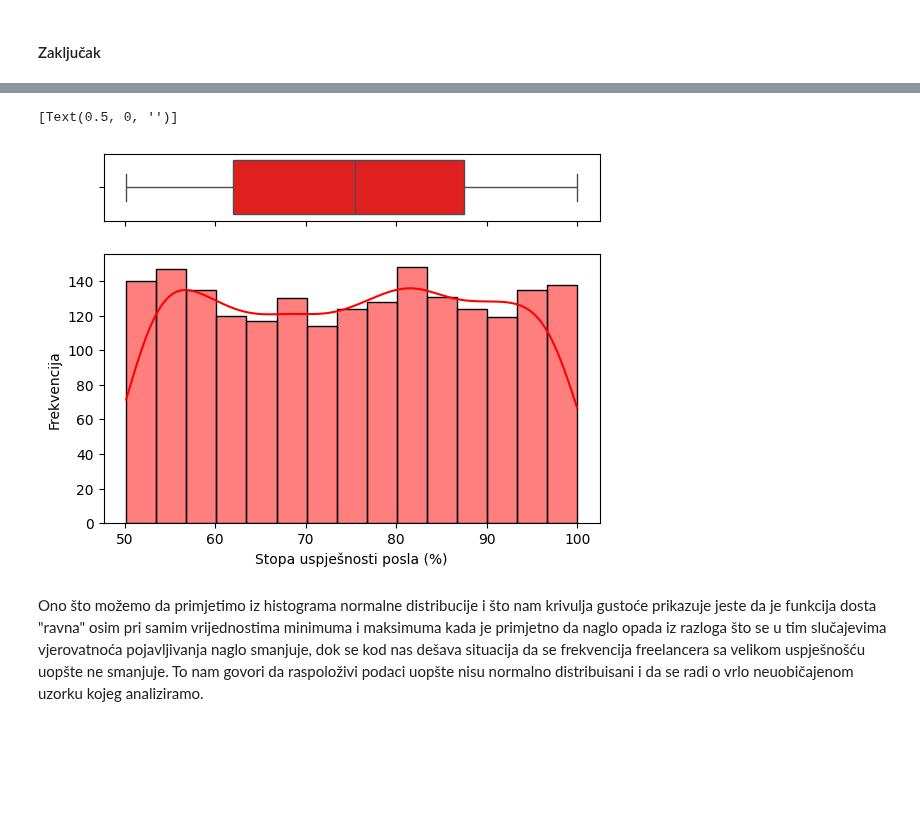
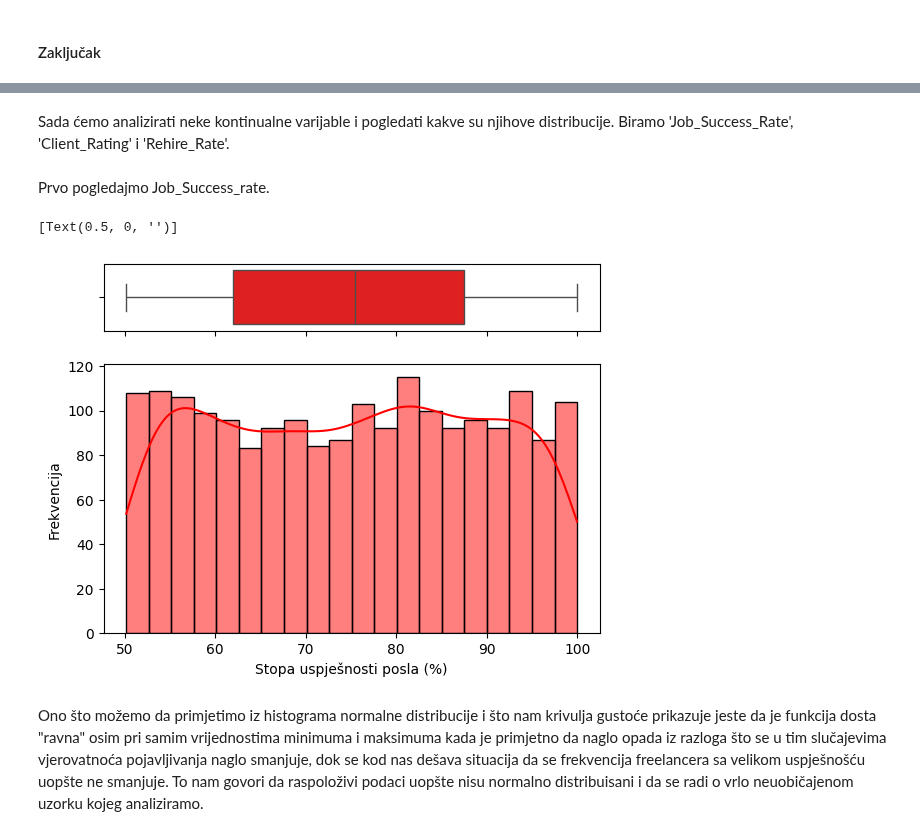
Before and after one commit to Ljut/PSAI-DSAI-datasets, a Jupyter notebook: VIS25_TIM1.ipynb, the cells around one changed output, grey strips where cells are left out. Saved outputs shown, nothing was run; the diff lists cells and outputs as text; code cells hidden in the pictures; blank space fills up the shorter version.

```diff
--- a/VIS25_TIM1.ipynb
+++ b/VIS25_TIM1.ipynb
@@ -33,7 +33,8 @@ Konkretno, motiv i cilj ove analize je **izvršiti istraživanje stanja i potreb
 
 Prije početka rada, **nužno je pokrenuti naredni blok koda** , koji učitava potrebne biblioteke i inicijalizira dataset za rad.
 # %%
-#!git clone https://github.com/Ljut/PSAI-DSAI-datasets
+!rm -rf PSAI-DSAI-datasets
+!git clone -b in-progress https://github.com/Ljut/PSAI-DSAI-datasets
 
 import pandas as pd ## Za manipulisanje golih podataka, (CSV, DataFrame,...)
 import matplotlib.pyplot as plt ## Za vizualizaciju podataka
@@ -41,4 +42,4 @@ import numpy as np ## Za izvršavanje matematičkih operacija nad podacima
 from IPython.display import HTML
 import seaborn as sns
 
-df = pd.read_csv('freelancer_earnings_bd.csv')
+df = pd.read_csv('./PSAI-DSAI-datasets/freelancer_earnings_bd.csv')
@@ -695,27 +677,19 @@ Name: Job_Success_Rate, dtype: float64
+# %% [markdown]
+Sada ćemo analizirati neke kontinualne varijable i pogledati kakve su njihove distribucije. Biramo 'Job_Success_Rate', 'Client_Rating' i 'Rehire_Rate'.
+# %% [markdown]
+Prvo pogledajmo Job_Success_rate.
 # %%
-#sns.histplot(df.Job_Success_Rate, kde=True, bins=50)
-#plt.title('Histogram normalne distribucije')
-##plt.show()
-
-#plt.figure(figsize=(8, 6))  # Povećava veličinu grafa
-#sns.histplot(df.Job_Success_Rate, kde=True, bins=15,color='red')
-#plt.title('Distribucija stope uspješnosti posla (Job_Success_Rate)')
-#plt.xlabel('Stopa uspješnosti posla (%)')
-#plt.ylabel('Frekvencija')
-#plt.grid(True, linestyle='--', alpha=0.5)
-#plt.show()
-
 import matplotlib.pyplot as plt
 
 fig, (ax_box, ax_hist) = plt.subplots(2, sharex=True, gridspec_kw={"height_ratios": (0.2, 0.8)})
 sns.boxplot(data=df, x="Job_Success_Rate", ax=ax_box, color='red')
 plt.xlabel('Stopa uspješnosti posla (%)')
 plt.ylabel('Frekvencija')
-sns.histplot(data=df, x="Job_Success_Rate", kde='True', bins = 15, ax=ax_hist, color='red')
+sns.histplot(data=df, x="Job_Success_Rate", kde='True', bins = 20, ax=ax_hist, color='red')
 ax_box.set(xlabel='')
 # %% [output]
 [Text(0.5, 0, '')]
-[figure, old version]
+[figure, new version]
 # %% [markdown]
 Ono što možemo da primjetimo iz histograma normalne distribucije i što nam krivulja gustoće prikazuje jeste da je funkcija dosta "ravna" osim pri samim vrijednostima minimuma i maksimuma kada je primjetno da naglo opada iz razloga što se u tim slučajevima vjerovatnoća pojavljivanja naglo smanjuje, dok se kod nas dešava situacija da se frekvencija freelancera sa velikom uspješnošću uopšte ne smanjuje. To nam govori da raspoloživi podaci uopšte nisu normalno distribuisani i da se radi o vrlo neuobičajenom uzorku kojeg analiziramo.
 # %%
```
Also changed, not shown: parts of 23 cells of this notebook.
